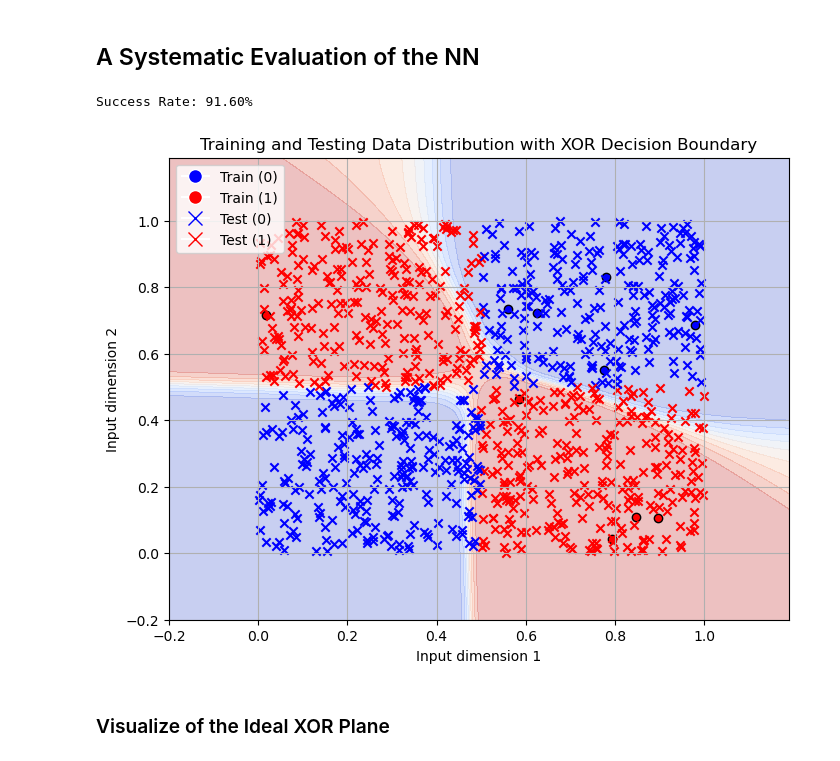
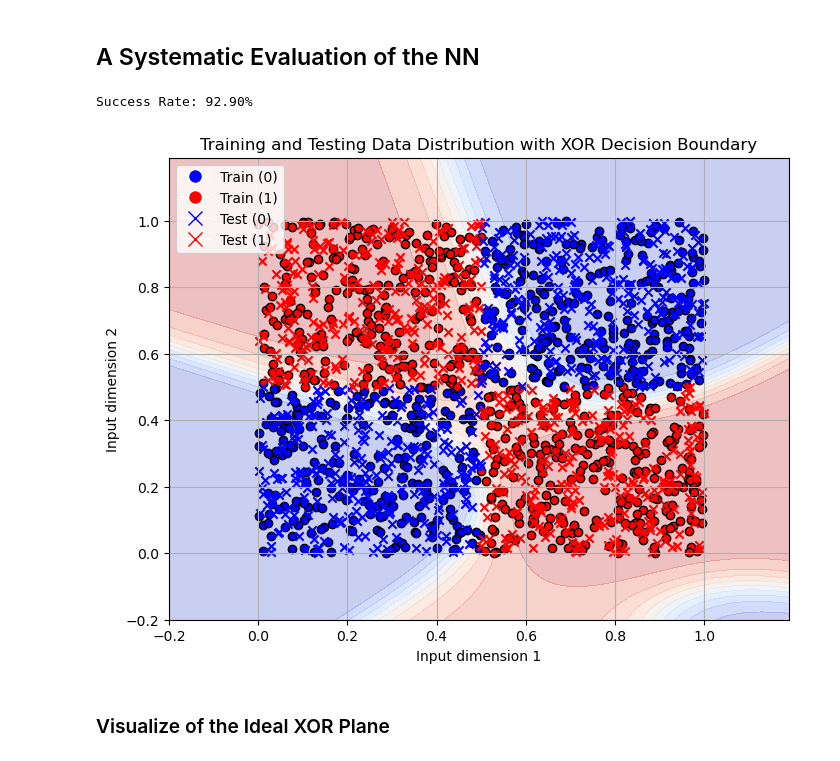
Before and after one commit to kunpengyao/neural-network-playground, a Jupyter notebook: neural_network_example.ipynb, the cells around one changed output. Saved outputs shown, nothing was run; the diff lists cells and outputs as text; code cells hidden in the pictures.

```diff
--- a/neural_network_example.ipynb
+++ b/neural_network_example.ipynb
@@ -120,7 +120,7 @@ class NeuralNetwork:
 ### Initializing a Neural Network
 # %%
 # Example usage:
-layer_sizes = [2, 3, 5, 1]  # Input layer: 2 neurons, Hidden layers: 5 neurons, Output layer: 1 neuron
+layer_sizes = [2, 3, 3, 1]  # Input layer: 2 neurons, Hidden layers: 5 neurons, Output layer: 1 neuron
 
 # Create the neural network
 nn = NeuralNetwork(layer_sizes)
@@ -138,14 +138,14 @@ visualize_nn(nn)
 # input_vectors = np.array([[0, 0], [0, 1], [1, 0], [1, 1]])
 # targets = np.array([0, 1, 1, 0])
 
-N = 10
-input_vectors = np.random.rand(N, 2)  # Random floats between 0 and 2
-targets = np.array([(1 if x[0] > 0.5 else 0) ^ (1 if x[1] > 0.5 else 0) for x in input_vectors]) # XOR function
+N = 1000
+train_input_vectors = np.random.rand(N, 2)  # Random floats between 0 and 2
+train_targets = np.array([(1 if x[0] > 0.5 else 0) ^ (1 if x[1] > 0.5 else 0) for x in train_input_vectors]) # XOR function
 
 # Train the neural network
-iterations = 80000
+iterations = 20000
 nn.learning_rate = 0.5
-errors = nn.train(input_vectors, targets, iterations)
+errors = nn.train(train_input_vectors, train_targets, iterations)
 
 # Print the final output
 # for input_vector, target in zip(input_vectors,targets):
@@ -182,12 +182,12 @@ for input_vector, target in zip(test_input_vectors, test_targets):
 N = 1000
 success_rate, test_input_vectors, test_targets = evaluate_performance(nn, N)
 # %% [output]
-Success Rate: 91.60%
+Success Rate: 92.90%
 # %%
 # Visualize the training and testing data
-visualize_data(input_vectors, test_input_vectors, targets, test_targets, nn)
+visualize_data(train_input_vectors, test_input_vectors, train_targets, test_targets, nn)
 # %% [output]
-[figure, old version]
+[figure, new version]
 # %% [markdown]
 ### Visualize of the Ideal XOR Plane
 # %%
```
Also changed, not shown: parts of 3 cells of this notebook.
